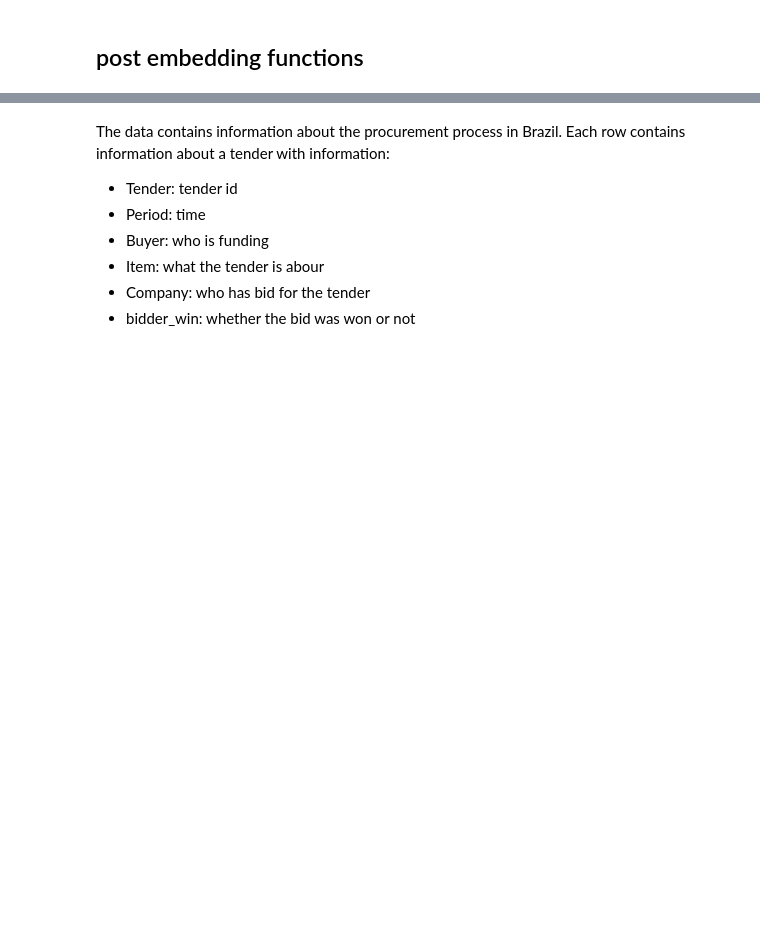
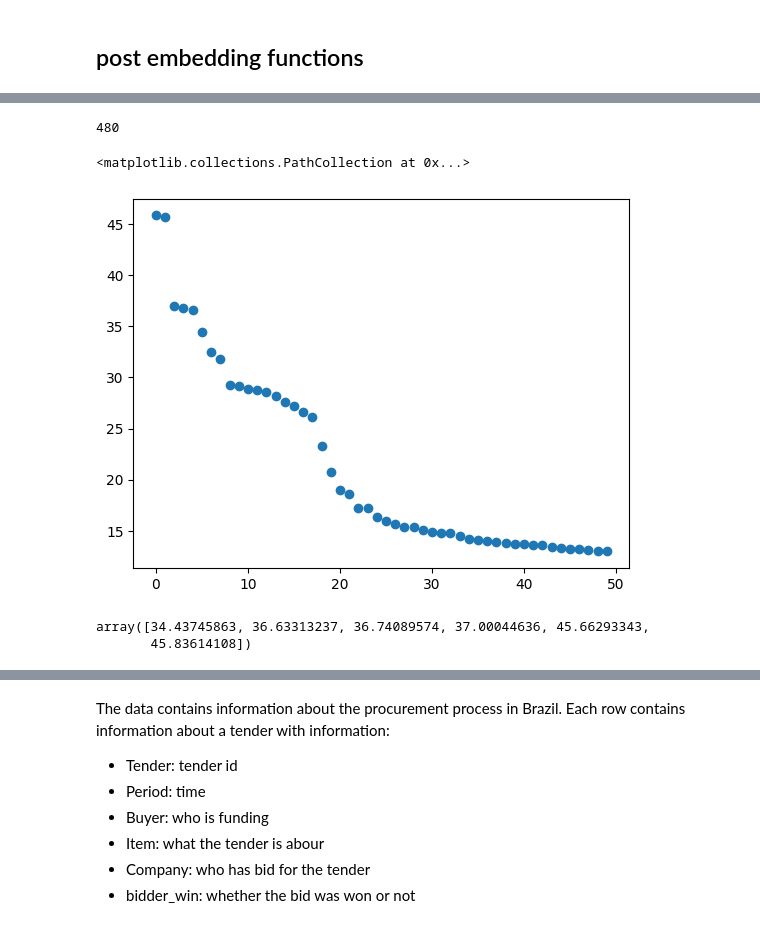
Before and after one commit to anniegray52/relastat, a Jupyter notebook: general.ipynb, the cells around one changed output, grey strips where cells are left out. Cells and saved outputs as stored; diff of their text form; code cells hidden in the pictures; blank space fills up the shorter version.

```diff
--- a/general.ipynb
+++ b/general.ipynb
@@ -475,0 +544,6 @@ def degree_correction(X):
+# %%
+# load data
+# need the activity_data.csv file
+path = '/home/ag16115/Documents/phd/codebase_data/'
+data = pd.read_csv(path + 'ia-primary-school-proximity-attr.edges', sep = ',', on_bad_lines='skip', header = None)
+# data = pd.read_csv(path + '/activity_data.csv', sep = '\t', on_bad_lines='skip')
@@ -475,0 +613,17 @@ def degree_correction(X):
+# %%
+len(attributes[0])
+# %% [output]
+480
+# %%
+UA, SA, VAt = scipy.sparse.linalg.svds(A,k=50)
+# %%
+## create scatter plot of SA
+plt.scatter(range(50), SA[::-1])
+# %% [output]
+<matplotlib.collections.PathCollection at 0x...>
+[figure, added]
+# %%
+SA
+# %% [output]
+array([34.43745863, 36.63313237, 36.74089574, 37.00044636, 45.66293343,
+       45.83614108])
```
Also changed, not shown: parts of 26 cells of this notebook, 1 other file.
